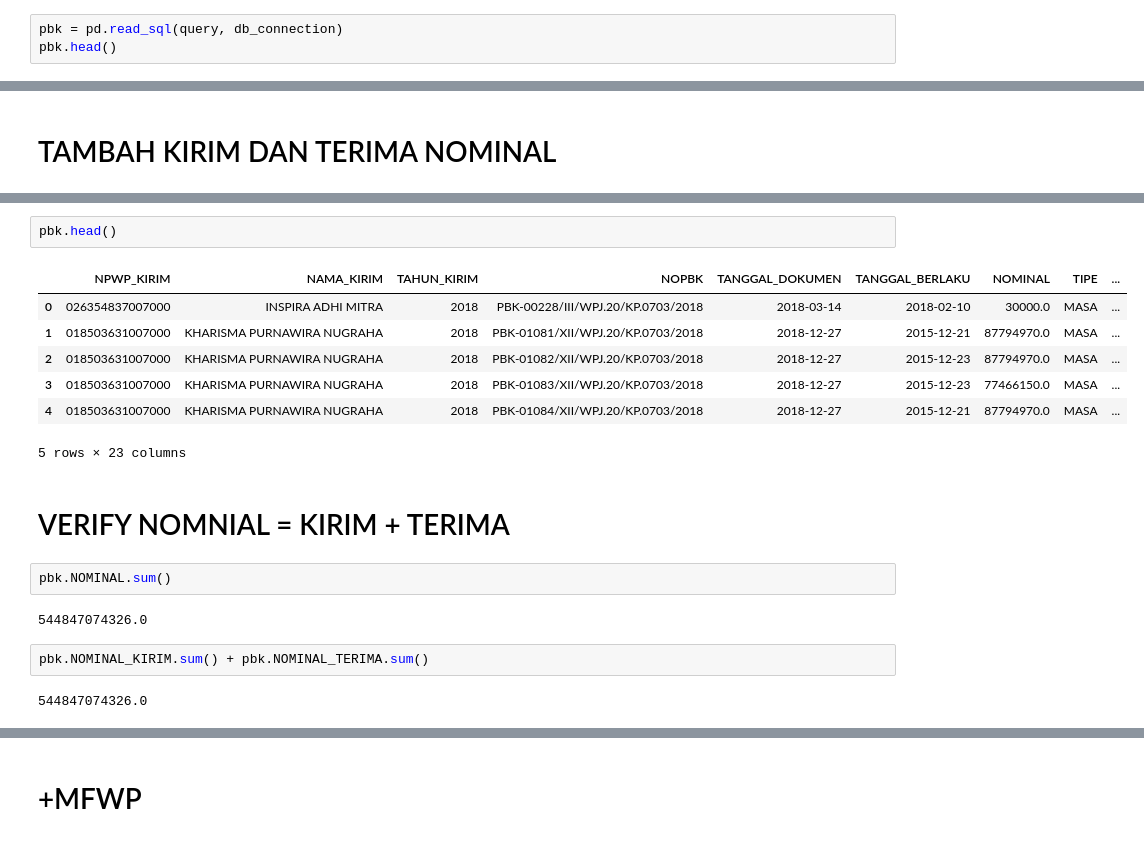
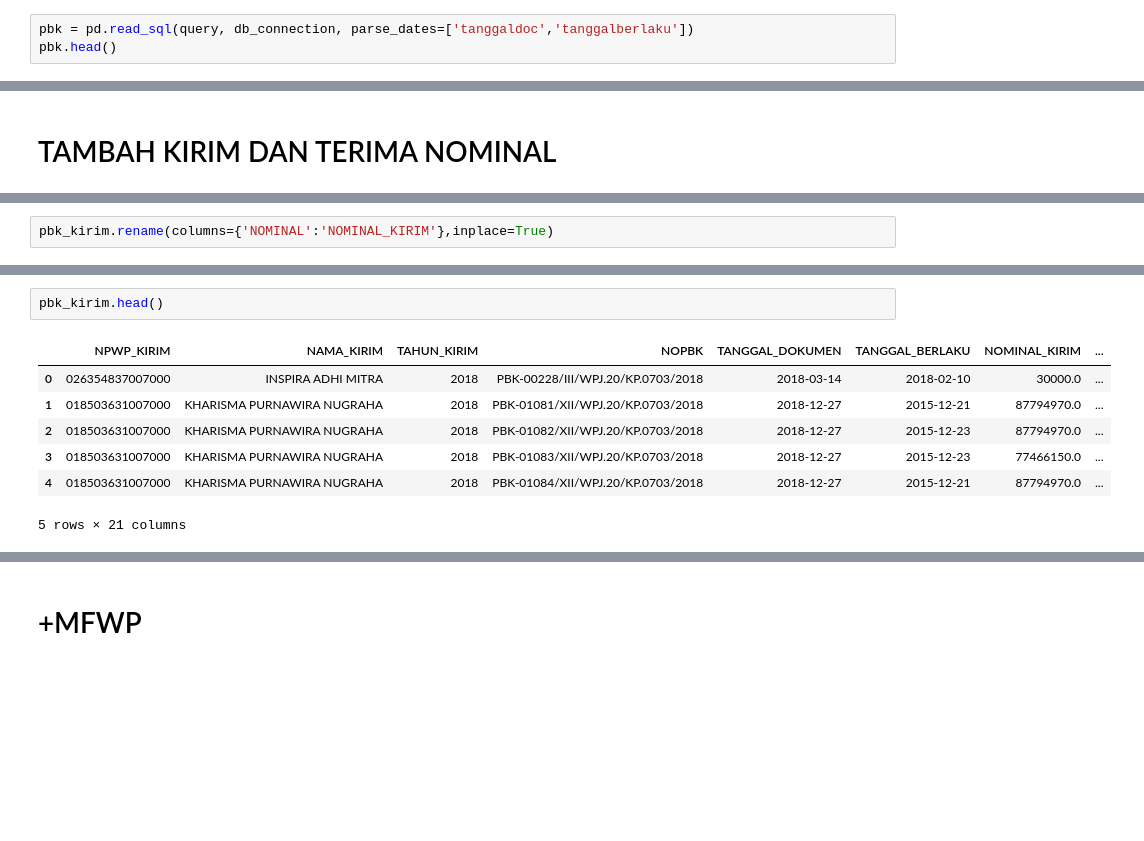
Before and after one commit to Gengsu07/MPNInfo_Notebook, a Jupyter notebook: PBK.ipynb, the cells around one changed output, grey strips where cells are left out. Saved outputs shown, nothing was run; the diff lists cells and outputs as text; blank space fills up the shorter version.

```diff
--- a/PBK.ipynb
+++ b/PBK.ipynb
@@ -20,7 +33,7 @@ masapajak,tahunpajak,kpp_admin, concat(npwp2,kpp2,cabang2) as NPWP_TERIMA, nama2
 kdmap2,kdbayar2,masapajak2,tahunpajak2,kpp_admin2,ntpn FROM pbk;
 '''
 # %%
-pbk = pd.read_sql(query, db_connection)
+pbk = pd.read_sql(query, db_connection, parse_dates=['tanggaldoc','tanggalberlaku'])
 pbk.head()
 # %% [output]
 |  | NPWP_KIRIM | NAMA_KIRIM | tahun | nopbk | tanggaldoc | tanggalberlaku | nominal | tipe | kdmap | ... |
@@ -102,0 +95,2 @@ IndentationError: unindent does not match any outer indentation level (<tokenize
+# %%
+pbk_kirim.rename(columns={'NOMINAL':'NOMINAL_KIRIM'},inplace=True)
@@ -103,20 +112,10 @@ IndentationError: unindent does not match any outer indentation level (<tokenize
 # %%
-pbk.head()
+pbk_kirim.head()
 # %% [output]
-|  | NPWP_KIRIM | NAMA_KIRIM | TAHUN_KIRIM | NOPBK | TANGGAL_DOKUMEN | TANGGAL_BERLAKU | NOMINAL | TIPE | ... |
-| 0 | 026354837007000 | INSPIRA ADHI MITRA | 2018 | PBK-00228/III/WPJ.20/KP.0703/2018 | 2018-03-14 | 2018-02-10 | 30000.0 | MASA | ... |
-| 1 | 018503631007000 | KHARISMA PURNAWIRA NUGRAHA | 2018 | PBK-01081/XII/WPJ.20/KP.0703/2018 | 2018-12-27 | 2015-12-21 | 87794970.0 | MASA | ... |
-| 2 | 018503631007000 | KHARISMA PURNAWIRA NUGRAHA | 2018 | PBK-01082/XII/WPJ.20/KP.0703/2018 | 2018-12-27 | 2015-12-23 | 87794970.0 | MASA | ... |
-| 3 | 018503631007000 | KHARISMA PURNAWIRA NUGRAHA | 2018 | PBK-01083/XII/WPJ.20/KP.0703/2018 | 2018-12-27 | 2015-12-23 | 77466150.0 | MASA | ... |
-| 4 | 018503631007000 | KHARISMA PURNAWIRA NUGRAHA | 2018 | PBK-01084/XII/WPJ.20/KP.0703/2018 | 2018-12-27 | 2015-12-21 | 87794970.0 | MASA | ... |
+|  | NPWP_KIRIM | NAMA_KIRIM | TAHUN_KIRIM | NOPBK | TANGGAL_DOKUMEN | TANGGAL_BERLAKU | NOMINAL_KIRIM | ... |
+| 0 | 026354837007000 | INSPIRA ADHI MITRA | 2018 | PBK-00228/III/WPJ.20/KP.0703/2018 | 2018-03-14 | 2018-02-10 | 30000.0 | ... |
+| 1 | 018503631007000 | KHARISMA PURNAWIRA NUGRAHA | 2018 | PBK-01081/XII/WPJ.20/KP.0703/2018 | 2018-12-27 | 2015-12-21 | 87794970.0 | ... |
+| 2 | 018503631007000 | KHARISMA PURNAWIRA NUGRAHA | 2018 | PBK-01082/XII/WPJ.20/KP.0703/2018 | 2018-12-27 | 2015-12-23 | 87794970.0 | ... |
+| 3 | 018503631007000 | KHARISMA PURNAWIRA NUGRAHA | 2018 | PBK-01083/XII/WPJ.20/KP.0703/2018 | 2018-12-27 | 2015-12-23 | 77466150.0 | ... |
+| 4 | 018503631007000 | KHARISMA PURNAWIRA NUGRAHA | 2018 | PBK-01084/XII/WPJ.20/KP.0703/2018 | 2018-12-27 | 2015-12-21 | 87794970.0 | ... |
-5 rows × 23 columns
+5 rows × 21 columns
-# %% [markdown]
-# VERIFY NOMNIAL = KIRIM + TERIMA
-# %%
-pbk.NOMINAL.sum()
-# %% [output]
-544847074326.0
-# %%
-pbk.NOMINAL_KIRIM.sum() + pbk.NOMINAL_TERIMA.sum()
-# %% [output]
-544847074326.0
```
Also changed, not shown: parts of 15 cells of this notebook, 9 other files.
